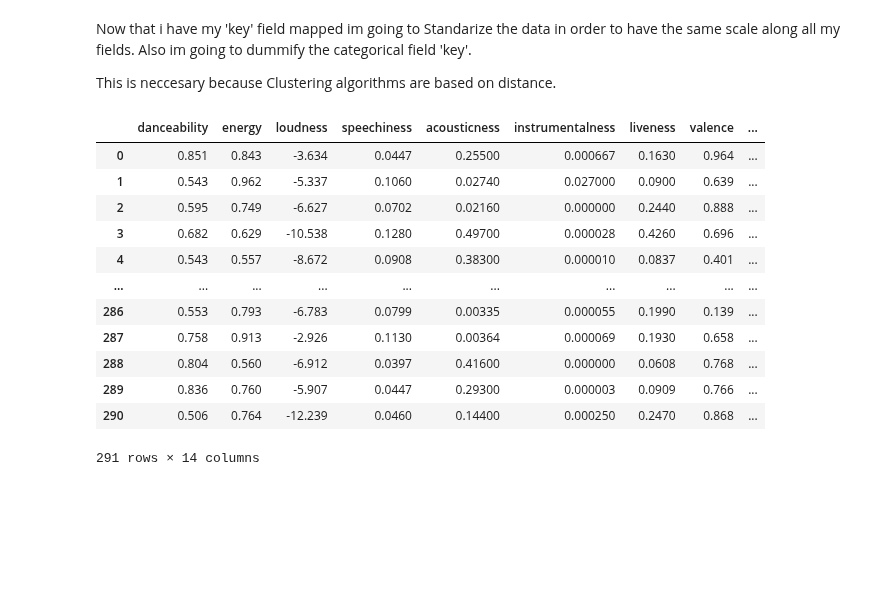
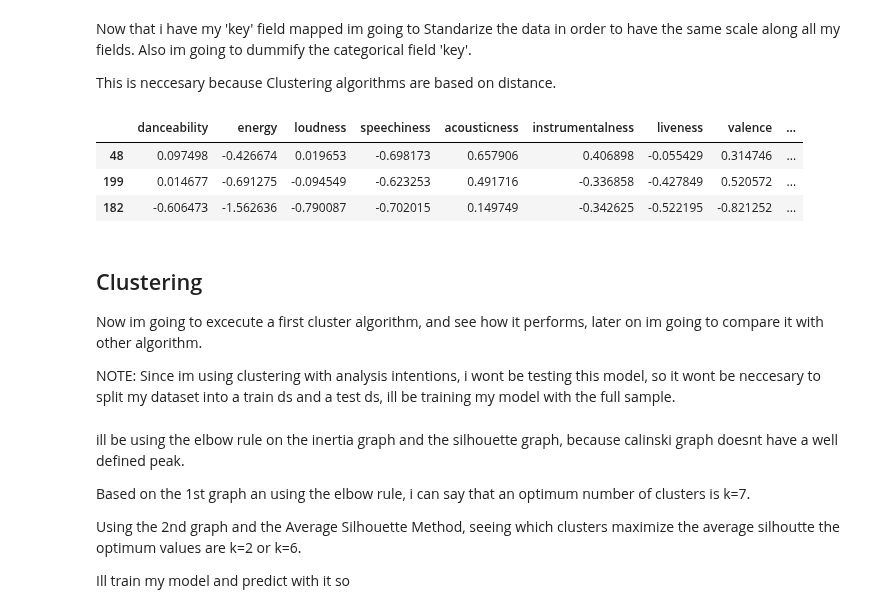
Before and after one commit to bautidea/kaggle_competitions, a Jupyter notebook: spotify_clustering/notebook_resolucion.ipynb, the cells around one changed output. Cells and saved outputs as stored; diff of their text form; code cells hidden in the pictures; blank space fills up the shorter version.

Commit message:
Started clustering

```diff
--- a/spotify_clustering/notebook_resolucion.ipynb
+++ b/spotify_clustering/notebook_resolucion.ipynb
@@ -321,16 +324,40 @@ X_num_cols = X[feature_cols]
-# %%
-X_num_cols
-# %% [output]
-|  | danceability | energy | loudness | speechiness | acousticness | instrumentalness | liveness | valence | ... |
-| 0 | 0.851 | 0.843 | -3.634 | 0.0447 | 0.25500 | 0.000667 | 0.1630 | 0.964 | ... |
-| 1 | 0.543 | 0.962 | -5.337 | 0.1060 | 0.02740 | 0.027000 | 0.0900 | 0.639 | ... |
-| 2 | 0.595 | 0.749 | -6.627 | 0.0702 | 0.02160 | 0.000000 | 0.2440 | 0.888 | ... |
-| 3 | 0.682 | 0.629 | -10.538 | 0.1280 | 0.49700 | 0.000028 | 0.4260 | 0.696 | ... |
-| 4 | 0.543 | 0.557 | -8.672 | 0.0908 | 0.38300 | 0.000010 | 0.0837 | 0.401 | ... |
-| ... | ... | ... | ... | ... | ... | ... | ... | ... | ... |
-| 286 | 0.553 | 0.793 | -6.783 | 0.0799 | 0.00335 | 0.000055 | 0.1990 | 0.139 | ... |
-| 287 | 0.758 | 0.913 | -2.926 | 0.1130 | 0.00364 | 0.000069 | 0.1930 | 0.658 | ... |
-| 288 | 0.804 | 0.560 | -6.912 | 0.0397 | 0.41600 | 0.000000 | 0.0608 | 0.768 | ... |
-| 289 | 0.836 | 0.760 | -5.907 | 0.0447 | 0.29300 | 0.000003 | 0.0909 | 0.766 | ... |
-| 290 | 0.506 | 0.764 | -12.239 | 0.0460 | 0.14400 | 0.000250 | 0.2470 | 0.868 | ... |
-291 rows × 14 columns
+# %%
+# One-hot encoding 'key' field.
+# Need to reshape the 1D array to 2D matix.
+reshaped_row = X['key'].values.reshape(-1,1)
+
+# OneHot instance.
+enc  = OneHotEncoder(drop='first')
+# Fitting OneHot, and transforming it into an array, so later on
+#   it can be converted to a DF and appended to the features DF.
+one_hot_key_col = enc.fit_transform(reshaped_row).toarray()
+# Creating a DF with ther same order as the Featuers DF.
+one_hot_key_col = pd.DataFrame(data=one_hot_key_col, columns=enc.get_feature_names_out(), index=X.index)
+
+# Droping the 'key' column from features.
+X.drop(columns='key', inplace=True)
+# Concatenating both DFs.
+X = pd.concat([X, one_hot_key_col], axis=1)
+# %%
+X = X[feature_cols]
+# %%
+# Its always good to keep a copie of the DF before applying StandardScaler().
+X_sc = X.copy()
+
+# Bringing all variables to the same magnitude.
+# Standard Scaler instance.
+sc = StandardScaler()
+# Fitting StandardScaler and adjusting magnitudes.
+X_sc[feature_cols] = sc.fit_transform(X[feature_cols])
+X_sc.sample(3)
+# %% [output]
+|  | danceability | energy | loudness | speechiness | acousticness | instrumentalness | liveness | valence | ... |
+| 48 | 0.097498 | -0.426674 | 0.019653 | -0.698173 | 0.657906 | 0.406898 | -0.055429 | 0.314746 | ... |
+| 199 | 0.014677 | -0.691275 | -0.094549 | -0.623253 | 0.491716 | -0.336858 | -0.427849 | 0.520572 | ... |
+| 182 | -0.606473 | -1.562636 | -0.790087 | -0.702015 | 0.149749 | -0.342625 | -0.522195 | -0.821252 | ... |
+# %% [markdown]
+## Clustering
+
+Now im going to excecute a first cluster algorithm, and see how it performs, later on im going to compare it with other algorithm.
+
+NOTE: Since im using clustering with analysis intentions, i wont be testing this model, so it wont be neccesary to split my dataset into a train ds and a test ds, ill be training my model with the full sample.
@@ -336,0 +431,8 @@ X_num_cols
+# %% [markdown]
+ill be using the elbow rule on the inertia graph and the silhouette graph, because calinski graph doesnt have a well defined peak.
+
+Based on the 1st graph an using the elbow rule, i can say that an optimum number of clusters is k=7.
+
+Using the 2nd graph and the Average Silhouette Method, seeing which clusters maximize the average silhoutte the optimum values are k=2 or k=6.
+
+Ill train my model and predict with it so
```
Also changed, not shown: parts of 6 cells of this notebook.
